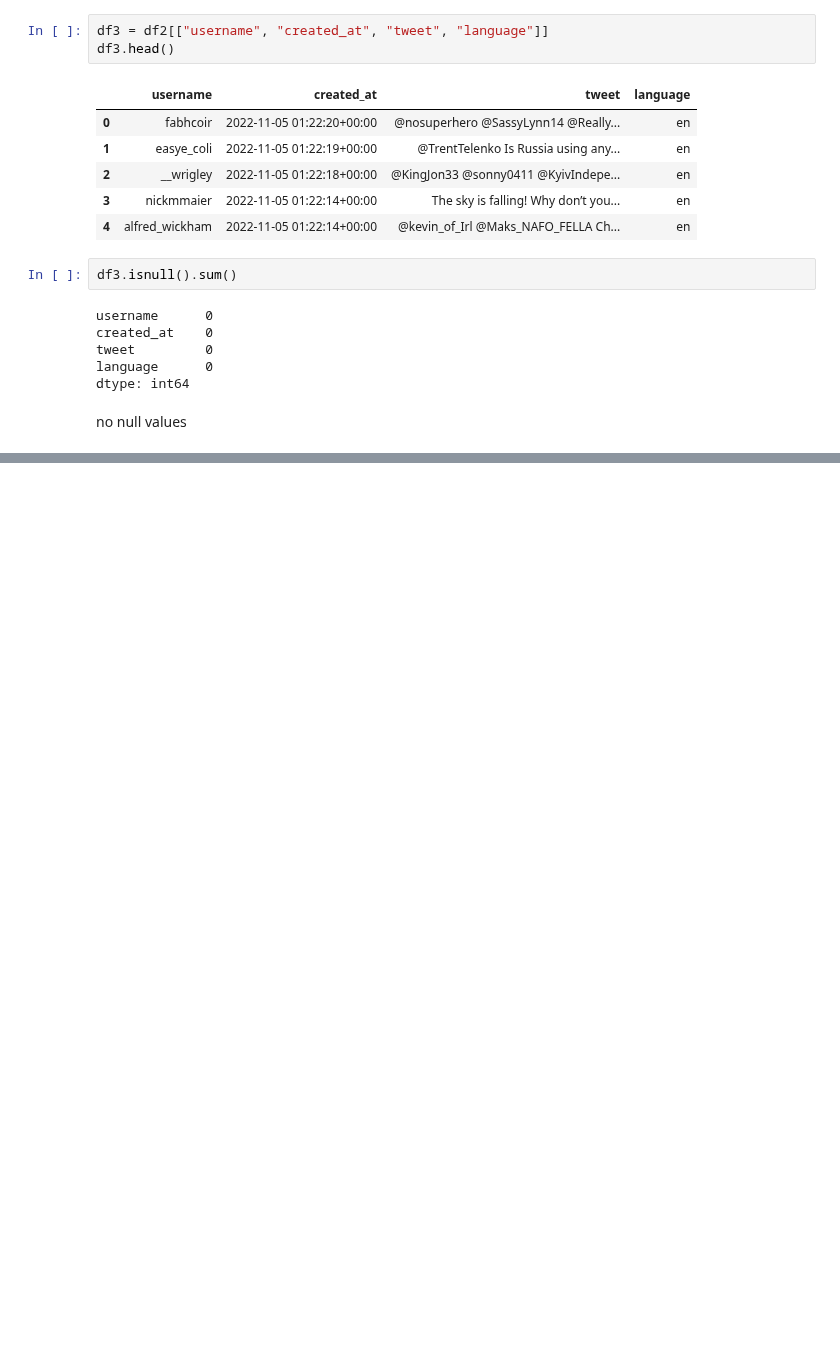
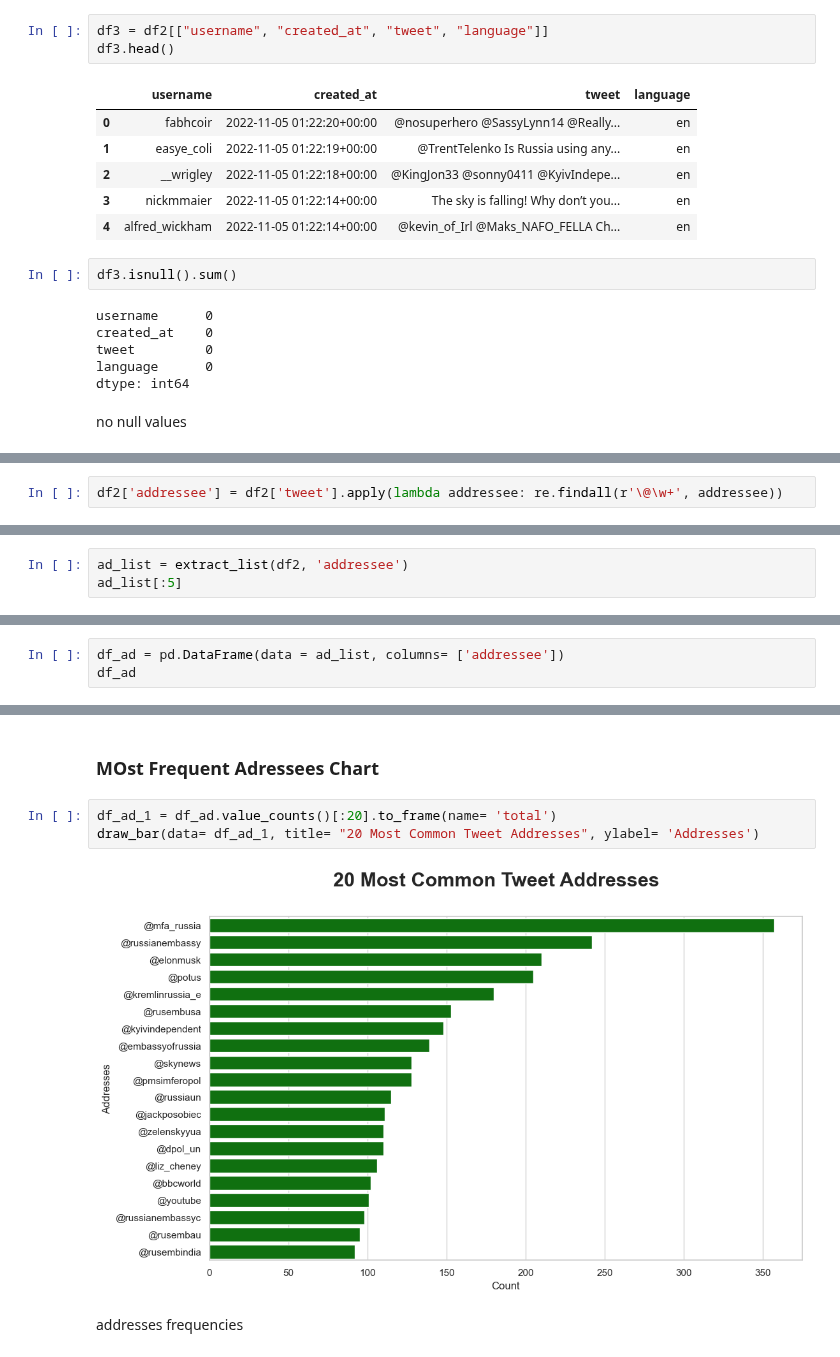
Before and after one commit to J-Kimani/DS, a Jupyter notebook: Projects/Russia Ukraine War Tweet Sentiment Analysis/rvu.ipynb, the cells around one changed output, grey strips where cells are left out. Cells and saved outputs as stored; diff of their text form; blank space fills up the shorter version.

```diff
--- a/Projects/Russia Ukraine War Tweet Sentiment Analysis/rvu.ipynb
+++ b/Projects/Russia Ukraine War Tweet Sentiment Analysis/rvu.ipynb
@@ -466,0 +517,2 @@ no null values
+# %%
+df2['addressee'] = df2['tweet'].apply(lambda addressee: re.findall(r'\@\w+', addressee))
@@ -466,0 +562,3 @@ no null values
+# %%
+ad_list = extract_list(df2, 'addressee')
+ad_list[:5]
@@ -466,0 +577,3 @@ no null values
+# %%
+df_ad = pd.DataFrame(data = ad_list, columns= ['addressee'])
+df_ad
@@ -466,0 +601,9 @@ no null values
+# %% [markdown]
+### MOst Frequent Adressees Chart
+# %%
+df_ad_1 = df_ad.value_counts()[:20].to_frame(name= 'total')
+draw_bar(data= df_ad_1, title= "20 Most Common Tweet Addresses", ylabel= 'Addresses')
+# %% [output]
+[figure, added]
+# %% [markdown]
+addresses frequencies
```
Also changed, not shown: parts of 24 cells of this notebook.
